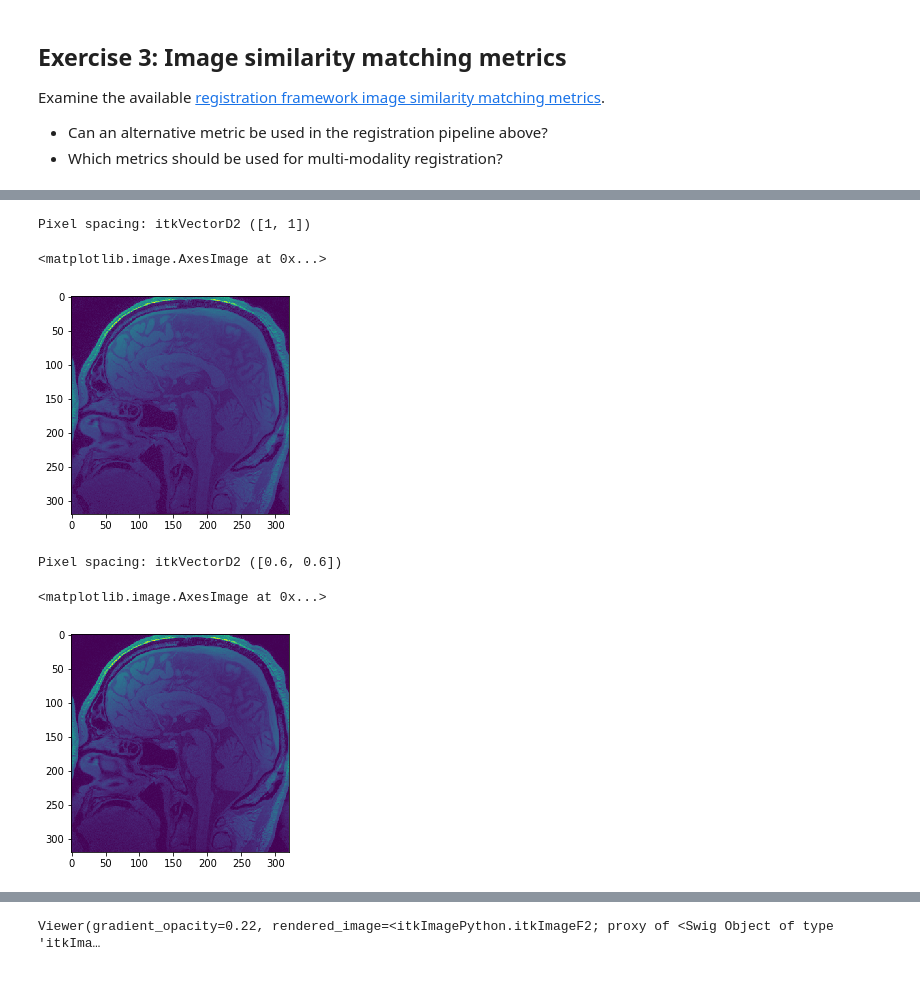
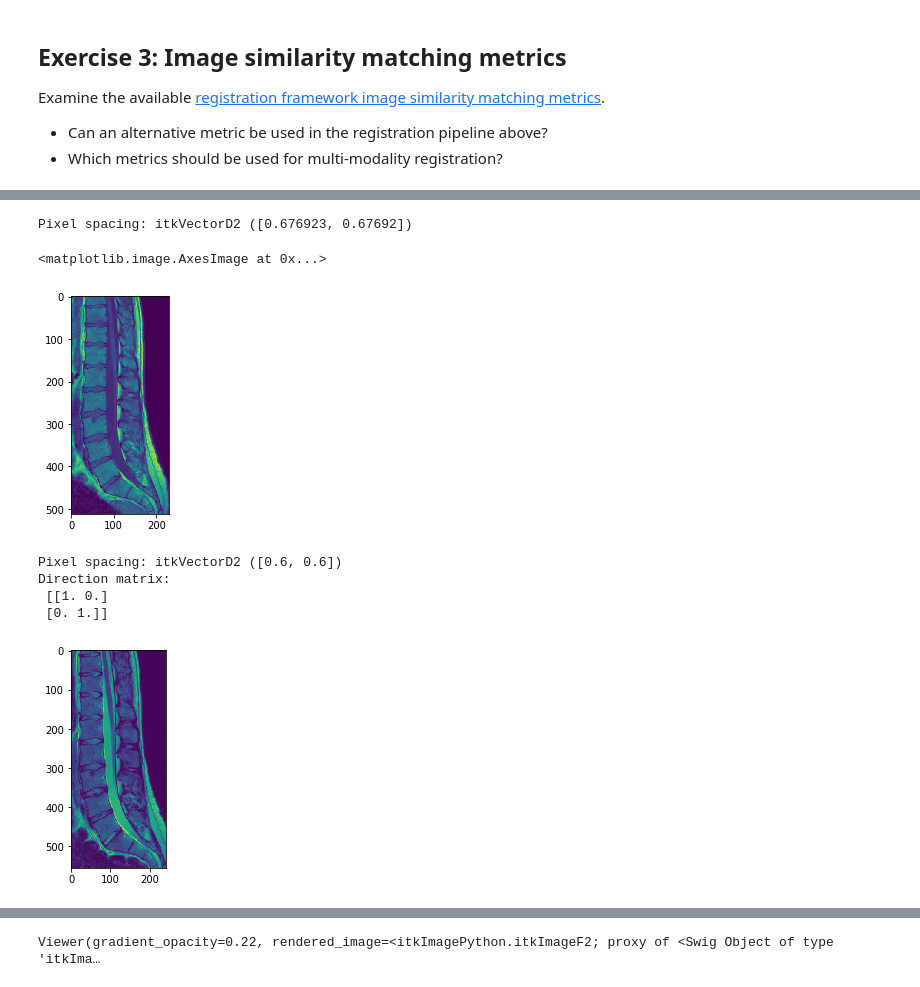
Before and after one commit to dzenanz/2019-03-13-KRSCourseInBiomedicalImageAnalysisAndVisualization, a Jupyter notebook: 5_Registration.ipynb, the cells around one changed output, grey strips where cells are left out. Saved outputs shown, nothing was run; the diff lists cells and outputs as text; code cells hidden in the pictures.

```diff
--- a/5_Registration.ipynb
+++ b/5_Registration.ipynb
@@ -160,18 +160,23 @@ from matplotlib import pyplot as plt
 %matplotlib inline
 from ipywidgets import interact
 # %%
-mrPNG = itk.imread('data/dzTMJ.png', itk.UC) # range 0-255
-print("Pixel spacing:", mrPNG.GetSpacing()) # pixel size information lost
-plt.imshow(itk.array_view_from_image(mrPNG))
+mrNRRD = itk.imread('data/DzZ_T1.nrrd', itk.F)
+print("Pixel spacing:", mrNRRD.GetSpacing())
+plt.imshow(itk.array_view_from_image(mrNRRD))
 # %% [output]
-Pixel spacing: itkVectorD2 ([1, 1])
+Pixel spacing: itkVectorD2 ([0.676923, 0.67692])
 <matplotlib.image.AxesImage at 0x...>
-[figure, old version]
+[figure, new version]
 # %%
-mrNRRD = itk.imread('data/dzTMJ.nrrd', itk.F) # range 0 to 1530
-print("Pixel spacing:", mrNRRD.GetSpacing()) # pixel size information retained
-plt.imshow(itk.array_view_from_image(mrNRRD))
+ctNRRD = itk.imread('data/DzZ_T2.nrrd', itk.F)
+print("Pixel spacing:", ctNRRD.GetSpacing())
+plt.imshow(itk.array_view_from_image(ctNRRD))
+
+pyDirM=itk.GetArrayFromVnlMatrix(ctNRRD.GetDirection().GetVnlMatrix().as_matrix())
+print("Direction matrix:\n", pyDirM)
 # %% [output]
 Pixel spacing: itkVectorD2 ([0.6, 0.6])
+Direction matrix:
+ [[1. 0.]
+ [0. 1.]]
-<matplotlib.image.AxesImage at 0x...>
-[figure, old version]
+[figure, new version]
```
Also changed, not shown: parts of 6 cells of this notebook.
